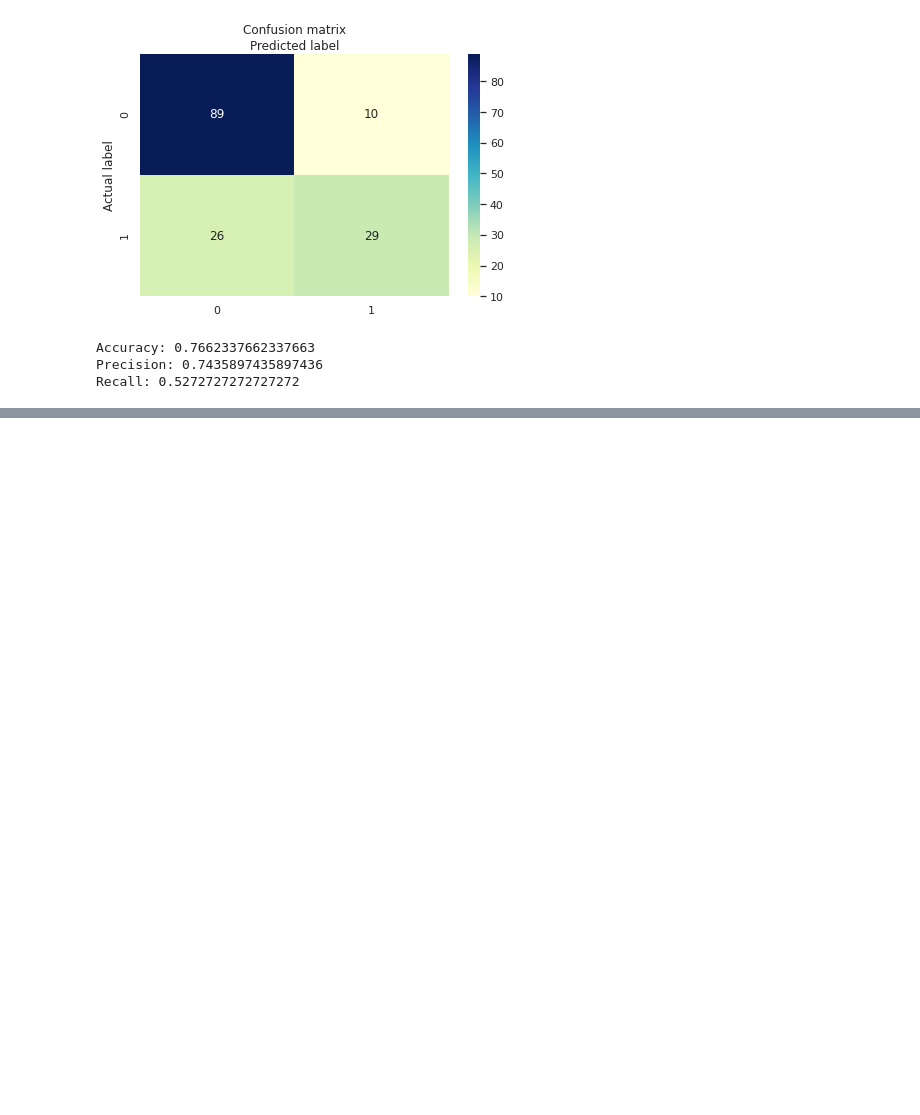
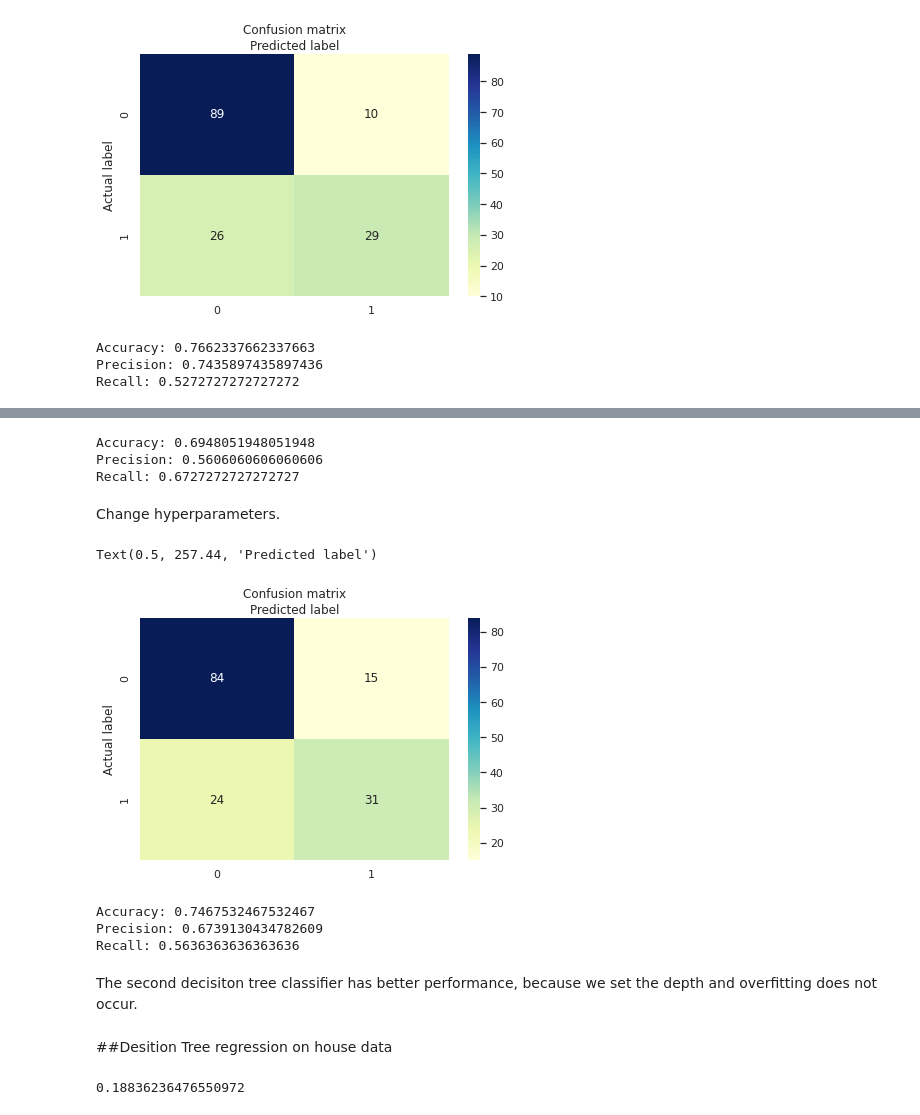
Before and after one commit to ZahraDehghani99/AI-Internship, a Jupyter notebook: Phase01_Review.ipynb, the cells around one changed output, grey strips where cells are left out. Cells and saved outputs as stored; diff of their text form; code cells hidden in the pictures; blank space fills up the shorter version.

```diff
--- a/Phase01_Review.ipynb
+++ b/Phase01_Review.ipynb
@@ -801,0 +818,45 @@ Recall: 0.5272727272727272
+# %%
+print("Accuracy:",metrics.accuracy_score(y_test, y_pred_dtclf))
+print("Precision:",metrics.precision_score(y_test, y_pred_dtclf))
+print("Recall:",metrics.recall_score(y_test, y_pred_dtclf))
+# %% [output]
+Accuracy: 0.6948051948051948
+Precision: 0.5606060606060606
+Recall: 0.6727272727272727
+# %% [markdown]
+Change hyperparameters.
+# %%
+dt_clf2 = tree.DecisionTreeClassifier(criterion="entropy", max_depth=3)
+dt_clf2.fit(X_train,y_train)
+y_pred_dtclf2 =dt_clf2.predict(X_test)
+# %%
+from sklearn import metrics
+cnf_matrix_dtclf2 = metrics.confusion_matrix(y_test, y_pred_dtclf2)
+
+class_names=[0,1] # name  of classes
+fig, ax = plt.subplots()
+tick_marks = np.arange(len(class_names))
+plt.xticks(tick_marks, class_names)
+plt.yticks(tick_marks, class_names)
+# create heatmap
+sns.heatmap(pd.DataFrame(cnf_matrix_dtclf2), annot=True, cmap="YlGnBu" ,fmt='g')
+ax.xaxis.set_label_position("top")
+plt.tight_layout()
+plt.title('Confusion matrix', y=1.1)
+plt.ylabel('Actual label')
+plt.xlabel('Predicted label')
+# %% [output]
+Text(0.5, 257.44, 'Predicted label')
+[figure, added]
+# %%
+print("Accuracy:",metrics.accuracy_score(y_test, y_pred_dtclf2))
+print("Precision:",metrics.precision_score(y_test, y_pred_dtclf2))
+print("Recall:",metrics.recall_score(y_test, y_pred_dtclf2))
+# %% [output]
+Accuracy: 0.7467532467532467
+Precision: 0.6739130434782609
+Recall: 0.5636363636363636
+# %% [markdown]
+The second decisiton tree classifier has better performance, because we set the depth and overfitting does not occur.
+# %% [markdown]
+##Desition Tree regression on house data
@@ -801,0 +867,4 @@ Recall: 0.5272727272727272
+# %%
+dt_reg.score(X_testh,y_testh) # = accuary
+# %% [output]
+0.18836236476550972
```
Also changed, not shown: parts of 13 cells of this notebook.
